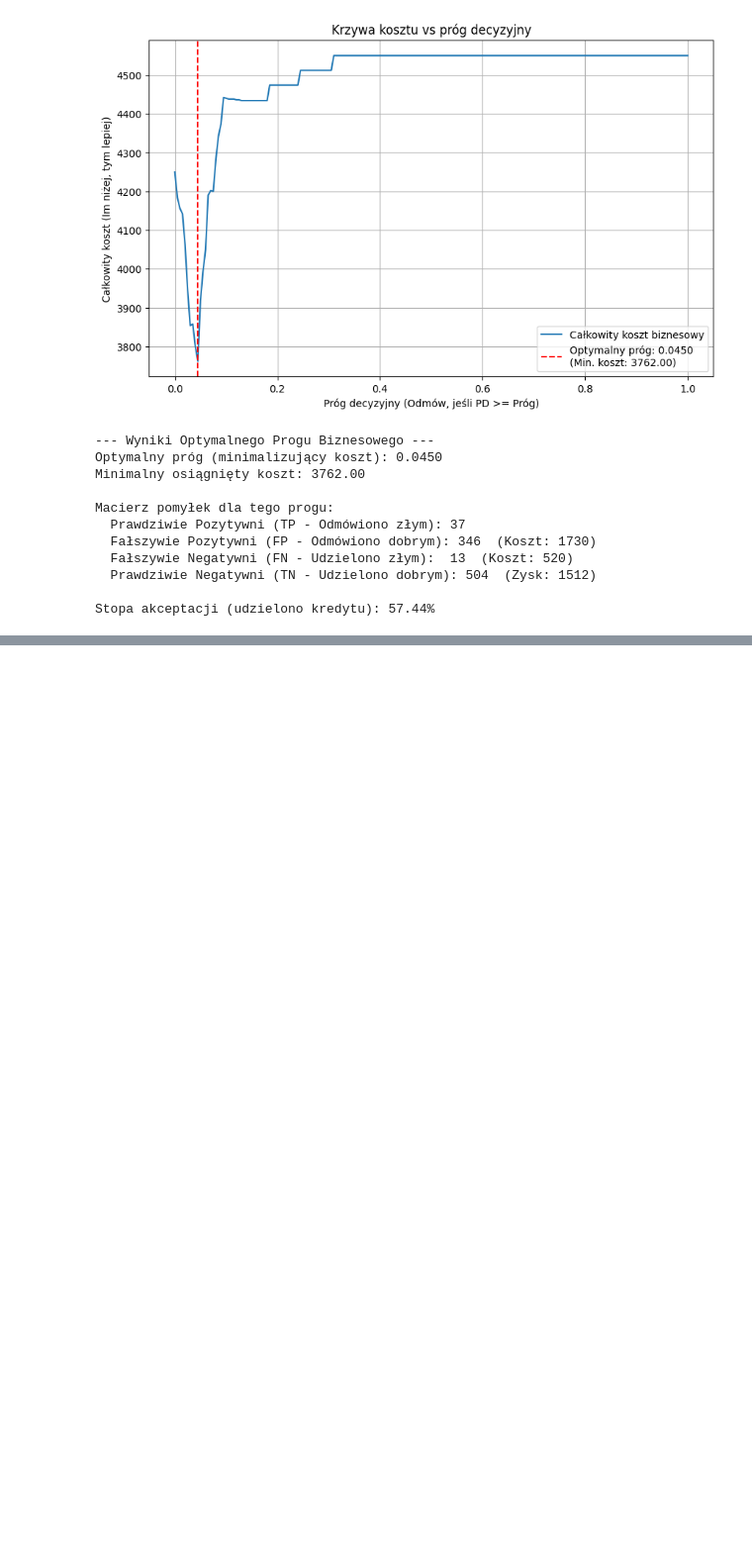
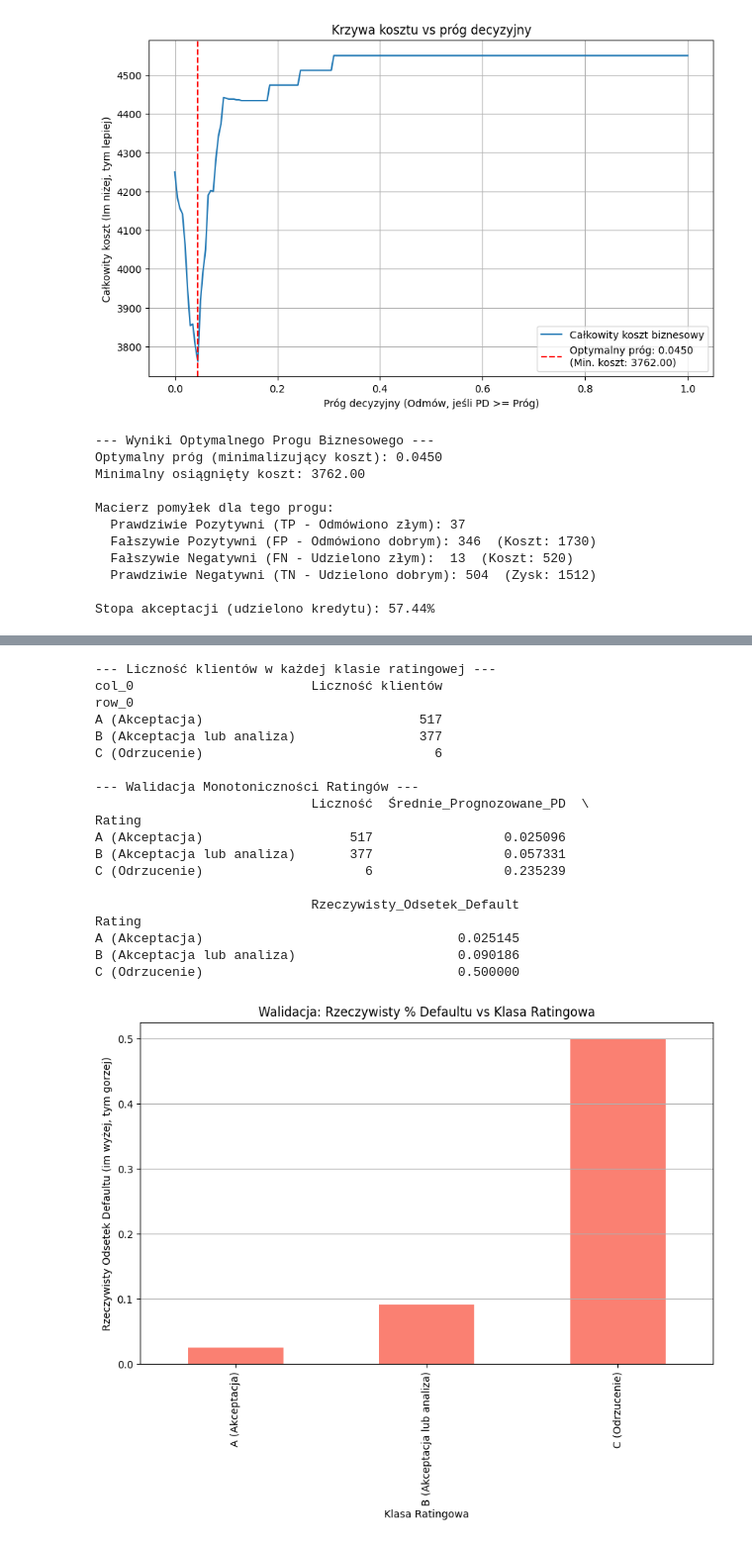
Before and after one commit to mila2023/Model_interpretowalny, a Jupyter notebook: analiza_regresji.ipynb, the cells around one changed output, grey strips where cells are left out. Shown at 99% size. Drawn from its saved outputs; the diff is of its cells as text; code cells hidden in the pictures; blank space fills up the shorter version.

```diff
--- a/analiza_regresji.ipynb
+++ b/analiza_regresji.ipynb
@@ -1261,0 +1221,80 @@ C (Odrzucenie)         6                 0.235239                     0.500000
+# %%
+rating_bins = [0.00, 0.045, 0.12, 1.01]
+
+rating_labels = [
+    "A (Akceptacja)",
+    "B (Akceptacja lub analiza)",
+    "C (Odrzucenie)"
+]
+
+def pd_to_rating(p, bins, labels):
+    return pd.cut(p, bins=bins, labels=labels, right=False, include_lowest=True)
+
+
+final_pd = y_iso_global
+
+ratings = pd_to_rating(final_pd, rating_bins, rating_labels)
+
+print("--- Liczność klientów w każdej klasie ratingowej ---")
+tab_licznosci = pd.crosstab(ratings, columns="Liczność klientów")
+print(tab_licznosci)
+
+
+validation_df = pd.DataFrame({
+    'Rating': ratings,
+    'Predicted_PD': final_pd,
+    'Actual_Default': y_test
+})
+
+rating_summary = validation_df.groupby('Rating').agg(
+    Liczność=('Rating', 'count'),
+    Średnie_Prognozowane_PD=('Predicted_PD', 'mean'),
+    Rzeczywisty_Odsetek_Default=('Actual_Default', 'mean')
+)
+
+print("\n--- Walidacja Monotoniczności Ratingów ---")
+print(rating_summary)
+
+plt.figure(figsize=(10, 6))
+rating_summary['Rzeczywisty_Odsetek_Default'].plot(kind='bar', color='salmon')
+plt.title("Walidacja: Rzeczywisty % Defaultu vs Klasa Ratingowa")
+plt.xlabel("Klasa Ratingowa")
+plt.ylabel("Rzeczywisty Odsetek Defaultu (im wyżej, tym gorzej)")
+plt.grid(axis='y')
+plt.show()
+
+decision_table = rating_summary[['Średnie_Prognozowane_PD', 'Rzeczywisty_Odsetek_Default']].copy()
+
+decision_table['Sugerowana Decyzja Biznesowa'] = [
+    "Akceptacja Automatyczna",
+    "Odrzucenie (lub Analiza Manualna)",
+    "Odrzucenie Automatyczne"
+]
+
+print("\n--- Finalna Tabela Decyzyjna / Mapa Ratingowa ---")
+
+decision_table['Średnie_Prognozowane_PD'] = decision_table['Średnie_Prognozowane_PD'].map('{:.2%}'.format)
+decision_table['Rzeczywisty_Odsetek_Default'] = decision_table['Rzeczywisty_Odsetek_Default'].map('{:.2%}'.format)
+
+print(decision_table.to_markdown(numalign="left", stralign="left"))
+# %% [output]
+--- Liczność klientów w każdej klasie ratingowej ---
+col_0                       Liczność klientów
+row_0
+A (Akceptacja)                            517
+B (Akceptacja lub analiza)                377
+C (Odrzucenie)                              6
+
+--- Walidacja Monotoniczności Ratingów ---
+                            Liczność  Średnie_Prognozowane_PD  \
+Rating
+A (Akceptacja)                   517                 0.025096
+B (Akceptacja lub analiza)       377                 0.057331
+C (Odrzucenie)                     6                 0.235239
+
+                            Rzeczywisty_Odsetek_Default
+Rating
+A (Akceptacja)                                 0.025145
+B (Akceptacja lub analiza)                     0.090186
+C (Odrzucenie)                                 0.500000
+[figure, added]
```
Also changed, not shown: parts of 36 cells of this notebook.
